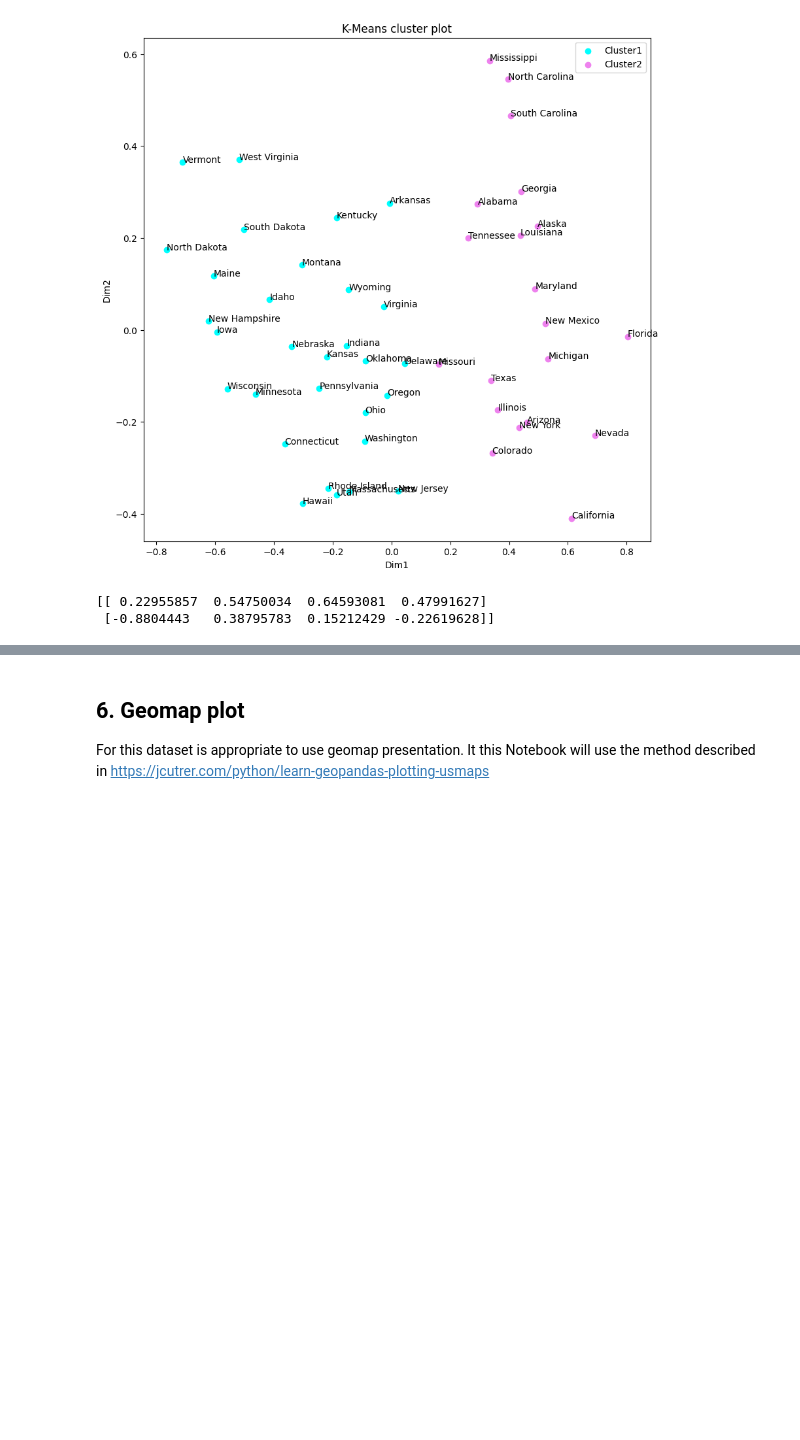
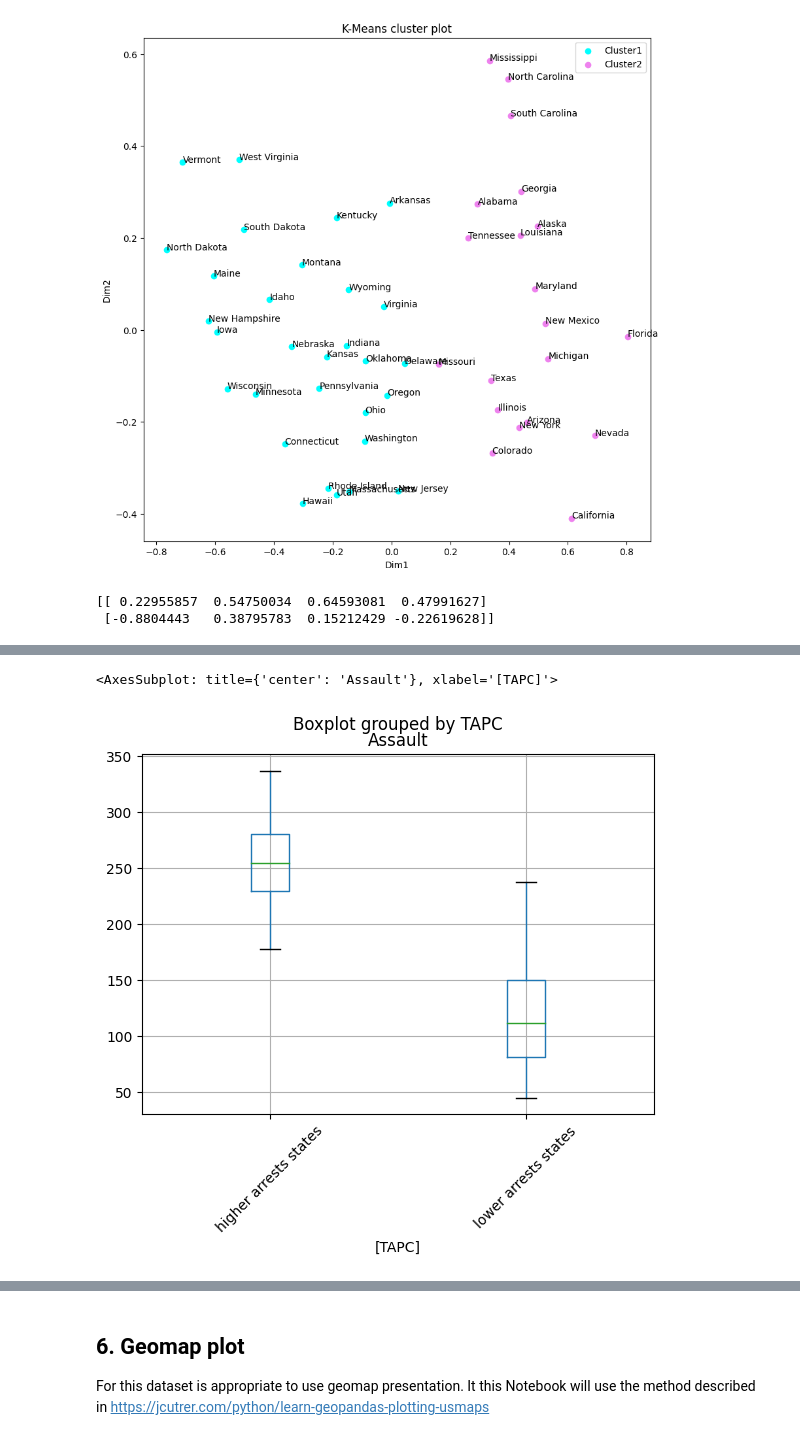
Before and after one commit to vasilnedev/finalCapstone, a Jupyter notebook: UsArrests.ipynb, the cells around one changed output, grey strips where cells are left out. Drawn from its saved outputs; the diff is of its cells as text; code cells hidden in the pictures; blank space fills up the shorter version.

```diff
--- a/UsArrests.ipynb
+++ b/UsArrests.ipynb
@@ -296,0 +319,5 @@ The the analysis splits the dataset into two clusters:
+# %%
+df.boxplot( column=[ 'Assault' ] , by=[ 'TAPC' ] , rot=45 )
+# %% [output]
+<AxesSubplot: title={'center': 'Assault'}, xlabel='[TAPC]'>
+[figure, added]
```
Also changed, not shown: parts of 14 cells of this notebook.
